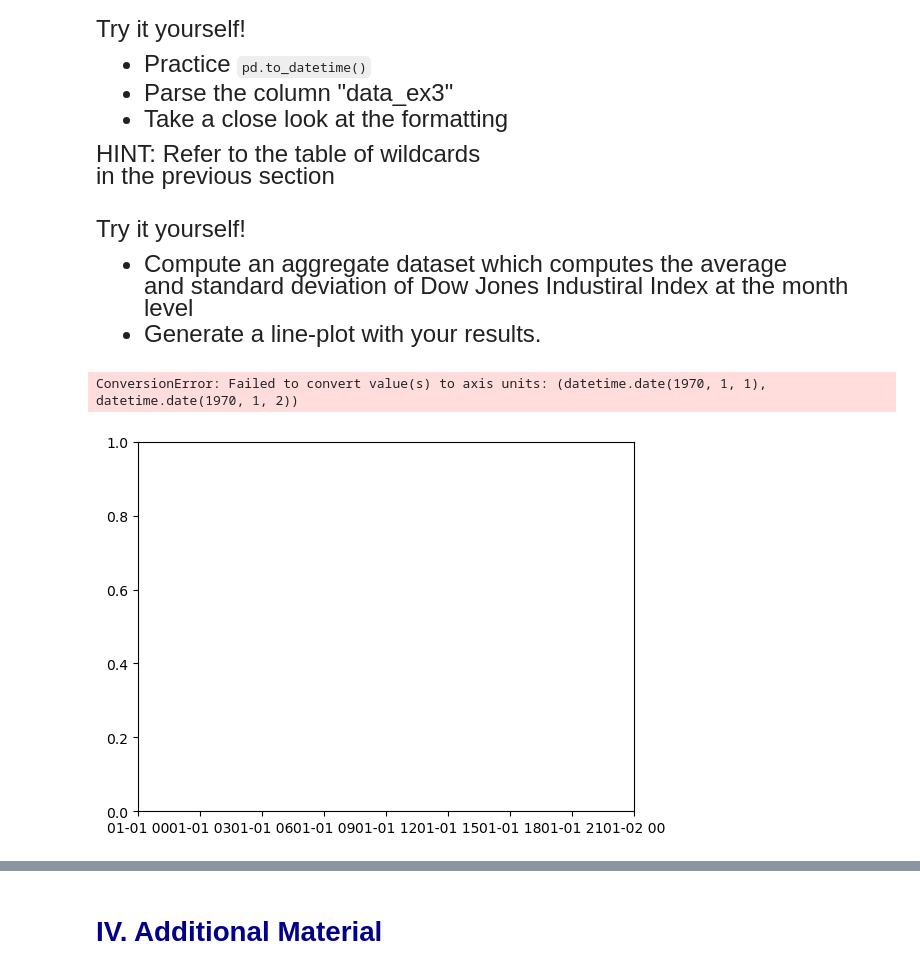
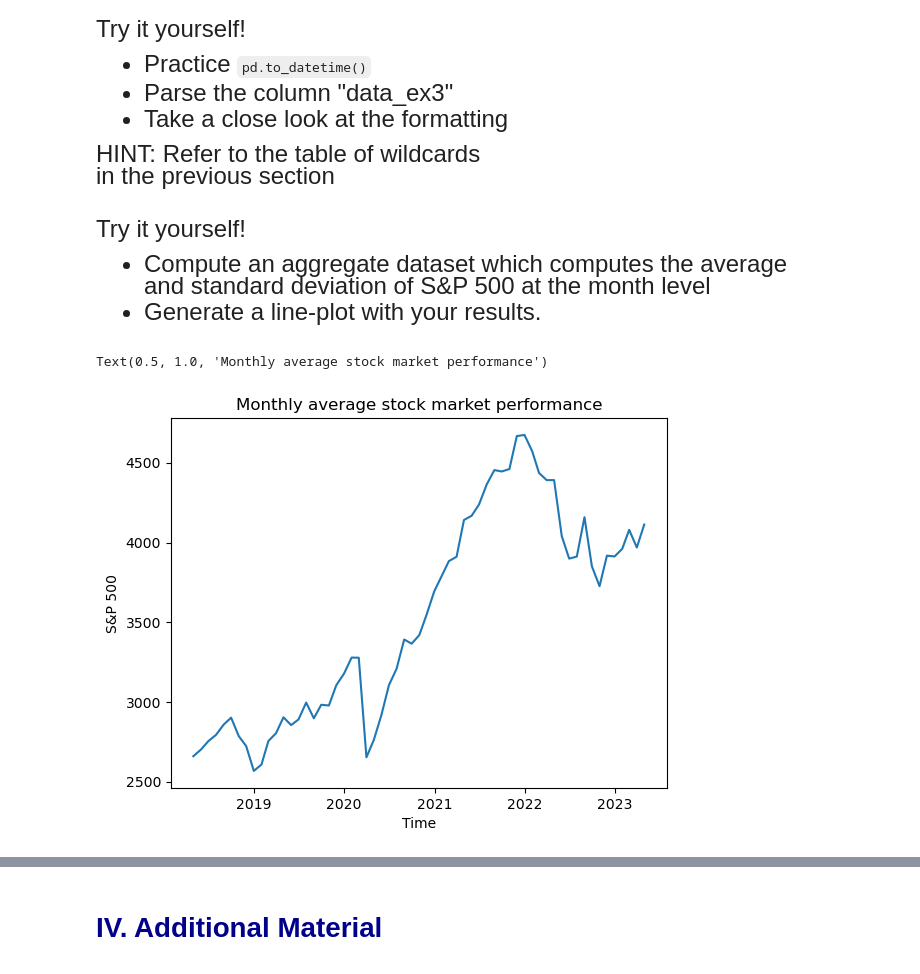
Before and after one commit to JrLyu/QTM151, a Jupyter notebook: Lecture 21/Lecture 21 (personal notes).ipynb, the cells around one changed output, grey strips where cells are left out. Cells and saved outputs as stored; diff of their text form; code cells hidden in the pictures.

```diff
--- a/Lecture 21/Lecture 21 (personal notes).ipynb
+++ b/Lecture 21/Lecture 21 (personal notes).ipynb
@@ -234,28 +234,33 @@ date3 = pd.to_datetime(financial["date_ex3"], format = "%b-%d, %y")
 Try it yourself!
 
 - Compute an aggregate dataset which computes the average <br>
-  and standard deviation of Dow Jones Industiral Index at the month level
+  and standard deviation of S&P 500 at the month level
 - Generate a line-plot with your results.
-# %%
-# Write your own code
-
-financial["month"] = financial["date"].dt.to_period(freq = "m")
-
-djia_month = (financial
-               .groupby("month")
-               .agg(djia_mean = ("djia", "mean"),
-                    djia_std = ("djia", "std")))
-
-djia_month = djia_month.reset_index()
-# %%
-plt.plot(djia_month["month"], djia_month[["djia_mean", "djia_std"]])
-plt.xlabel("Time in Month")
-plt.ylabel("S&P 500 Index")
-plt.legend(["S&P 500 Mean", "S&P 500 Standard Deviation"])
-plt.title("The Evolution of the Stock Market")
-plt.show()
-# %% [output]
-ConversionError: Failed to convert value(s) to axis units: (datetime.date(1970, 1, 1), datetime.date(1970, 1, 2))
-[figure, removed]
+# %%
+# In "freq" specify the letter for the level of aggregation
+# year (y), month (m), week (w), day(d)
+# There are also more advanced options! See documentation
+
+month_config = pd.Grouper(key='date', freq='m')
+# %%
+# Group on the period column
+# We use a wrapper () to split the command into multiple lines
+# The ".reset_index()" option ensures that the grouper is
+# converted to a column. This is important for plotting.
+# There's a lot of options to
+
+monthlydata = (financial
+               .groupby(month_config)
+               .agg(sp500_mean = ("sp500", "mean"))
+               .reset_index())
+# %%
+plt.plot("date", "sp500_mean",
+          data = monthlydata.sort_values("date", ascending = True))
+plt.xlabel("Time")
+plt.ylabel("S&P 500")
+plt.title("Monthly average stock market performance")
+# %% [output]
+Text(0.5, 1.0, 'Monthly average stock market performance')
+[figure, added]
 # %% [markdown]
 <font size = "5">
```
Also changed, not shown: parts of 2 cells of this notebook.
